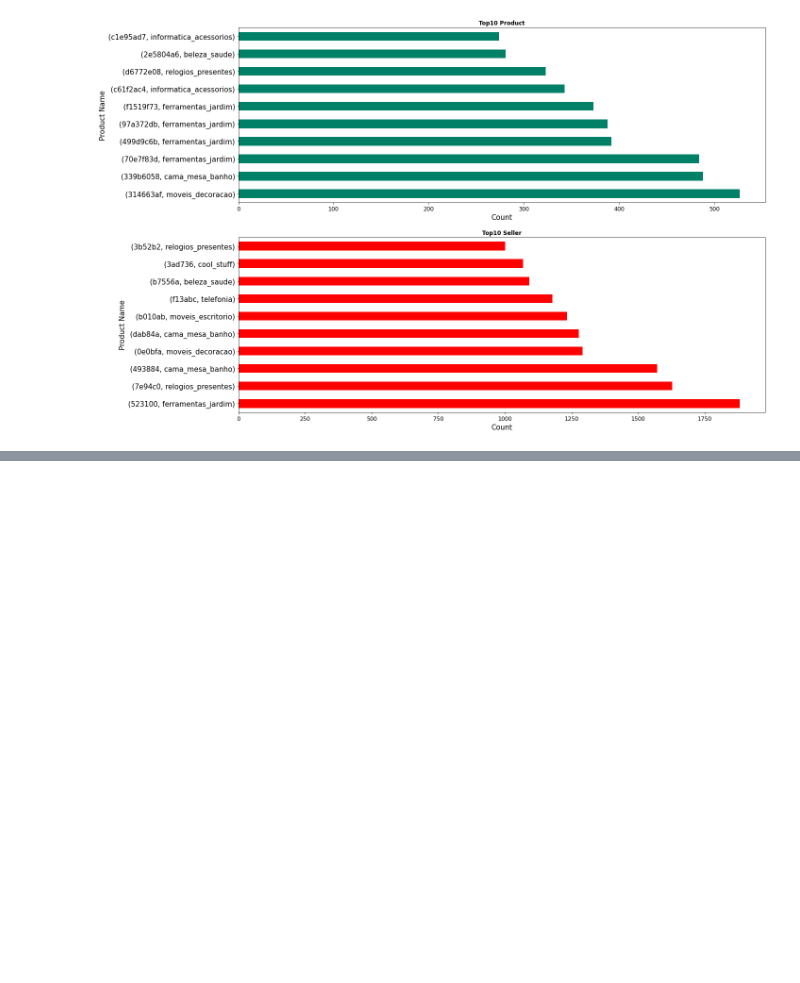
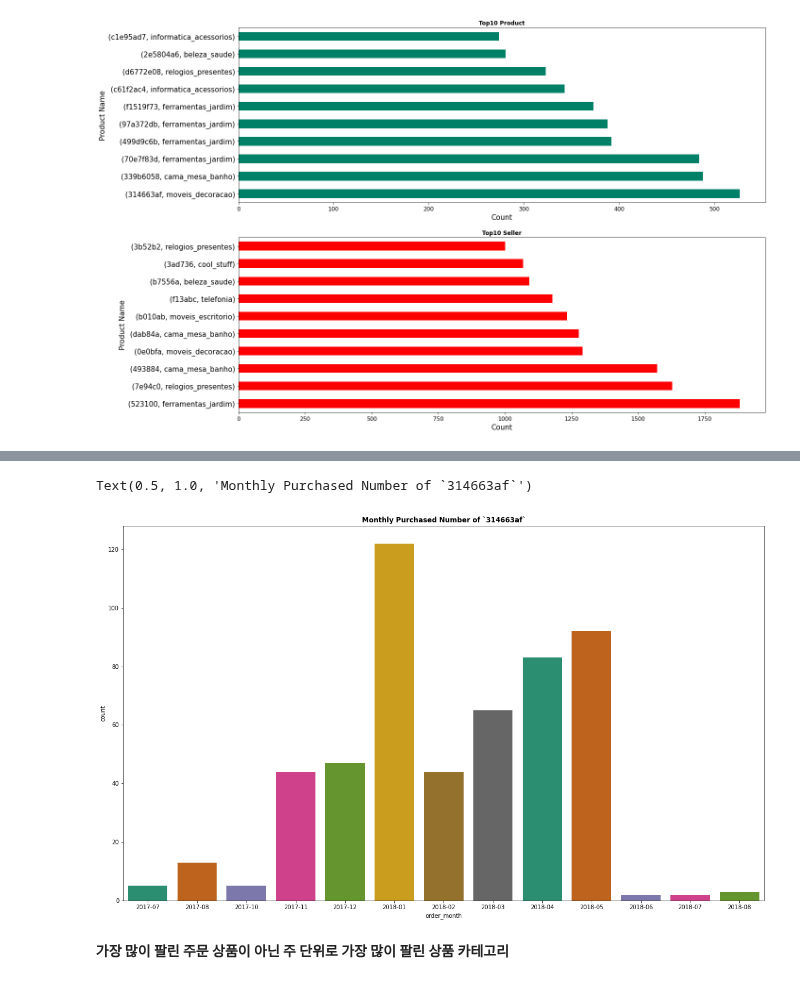
Before and after one commit to hyuuunn/Project, a Jupyter notebook: 1_project/Brazilian E-Commerce3.ipynb, the cells around one changed output, grey strips where cells are left out. Drawn from its saved outputs; the diff is of its cells as text; code cells hidden in the pictures; blank space fills up the shorter version.

```diff
--- a/1_project/Brazilian E-Commerce3.ipynb
+++ b/1_project/Brazilian E-Commerce3.ipynb
@@ -408,0 +435,17 @@ ax2.yaxis.set_tick_params(labelsize=15)
+# %%
+product_orders['order_month']=pd.to_datetime(product_orders['order_purchase_timestamp'])\
+                    .dt.to_period('M')
+product_orders['order_month']= product_orders['order_month'].astype(str)
+# %%
+product_orders = product_orders.sort_values('order_month')
+
+plt.figure(figsize=(20,12))
+sns.countplot('order_month', data=product_orders[product_orders['product_id_shorten']==
+                                        '314663af'], palette='Dark2', linewidth=5)\
+                                        .set_title('Monthly Purchased Number of `314663af`'
+                                                   ,fontweight='bold')
+# %% [output]
+Text(0.5, 1.0, 'Monthly Purchased Number of `314663af`')
+[figure, added]
+# %% [markdown]
+**가장 많이 팔린 주문 상품이 아닌 주 단위로 가장 많이 팔린 상품 카테고리**
```
Also changed, not shown: parts of 26 cells of this notebook.
